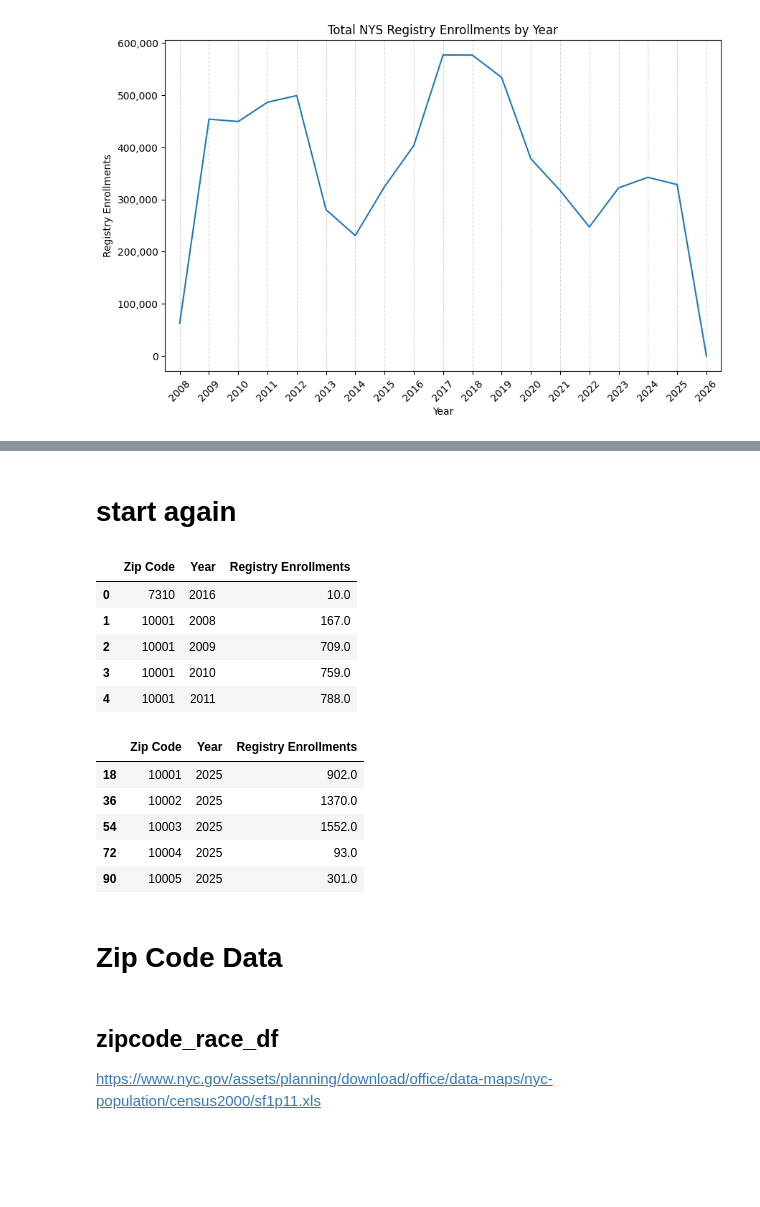
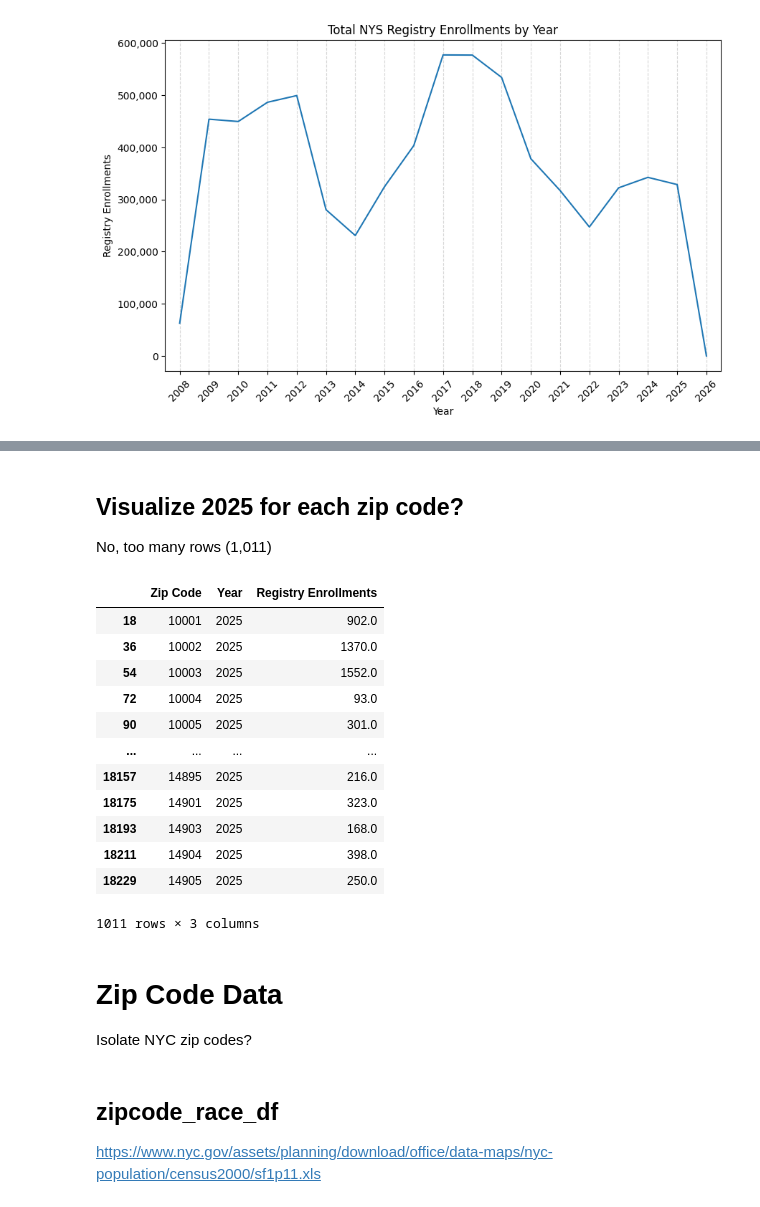
Before and after one commit to slp22/nys_donate_life, a Jupyter notebook: NYS Donate Life_start.ipynb, the cells around one changed output, grey strips where cells are left out. Saved outputs shown, nothing was run; the diff lists cells and outputs as text; code cells hidden in the pictures; blank space fills up the shorter version.

```diff
--- a/NYS Donate Life_start.ipynb
+++ b/NYS Donate Life_start.ipynb
@@ -242,11 +236,0 @@ with open("yearly_totals.pkl", "rb") as f:
-# %% [markdown]
-# start again
-# %%
-yearly_df.head()
-# %% [output]
-|  | Zip Code | Year | Registry Enrollments |
-| 0 | 7310 | 2016 | 10.0 |
-| 1 | 10001 | 2008 | 167.0 |
-| 2 | 10001 | 2009 | 709.0 |
-| 3 | 10001 | 2010 | 759.0 |
-| 4 | 10001 | 2011 | 788.0 |
@@ -255,16 +237,27 @@ yearly_df.head()
+# %% [markdown]
+## Visualize 2025 for each zip code?
+No, too many rows (1,011)
 # %%
 # look at 2025
 df_2025 = yearly_df[yearly_df['Year'] == 2025].copy()
-df_2025.head()
+df_2025
 # %% [output]
 |  | Zip Code | Year | Registry Enrollments |
 | 18 | 10001 | 2025 | 902.0 |
 | 36 | 10002 | 2025 | 1370.0 |
 | 54 | 10003 | 2025 | 1552.0 |
 | 72 | 10004 | 2025 | 93.0 |
 | 90 | 10005 | 2025 | 301.0 |
+| ... | ... | ... | ... |
+| 18157 | 14895 | 2025 | 216.0 |
+| 18175 | 14901 | 2025 | 323.0 |
+| 18193 | 14903 | 2025 | 168.0 |
+| 18211 | 14904 | 2025 | 398.0 |
+| 18229 | 14905 | 2025 | 250.0 |
+1011 rows × 3 columns
 # %% [markdown]
 # Zip Code Data
+Isolate NYC zip codes?
 # %% [markdown]
 ## zipcode_race_df
 https://www.nyc.gov/assets/planning/download/office/data-maps/nyc-population/census2000/sf1p11.xls
```
Also changed, not shown: parts of 12 cells of this notebook, 3 other files.
